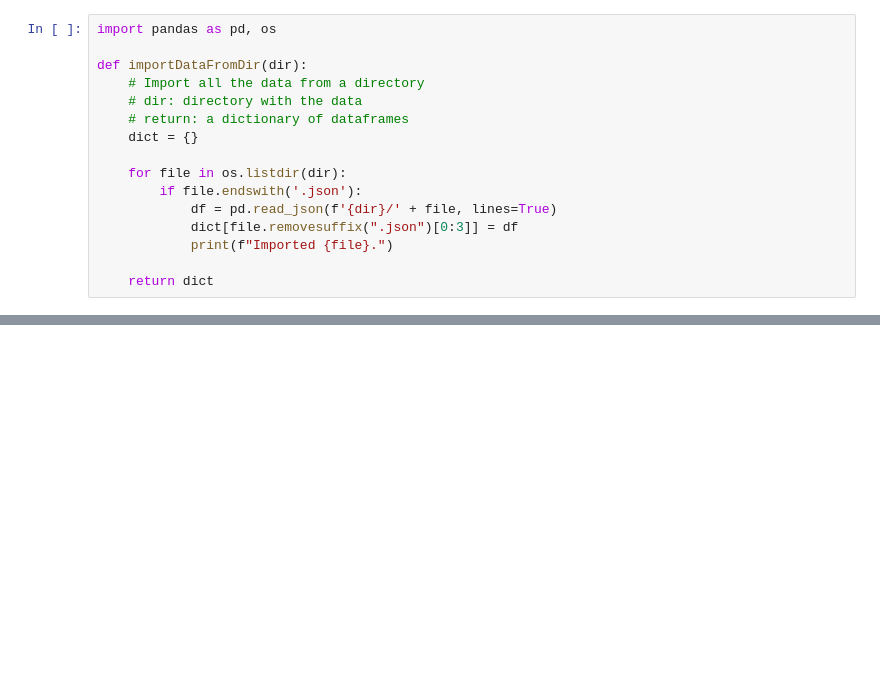
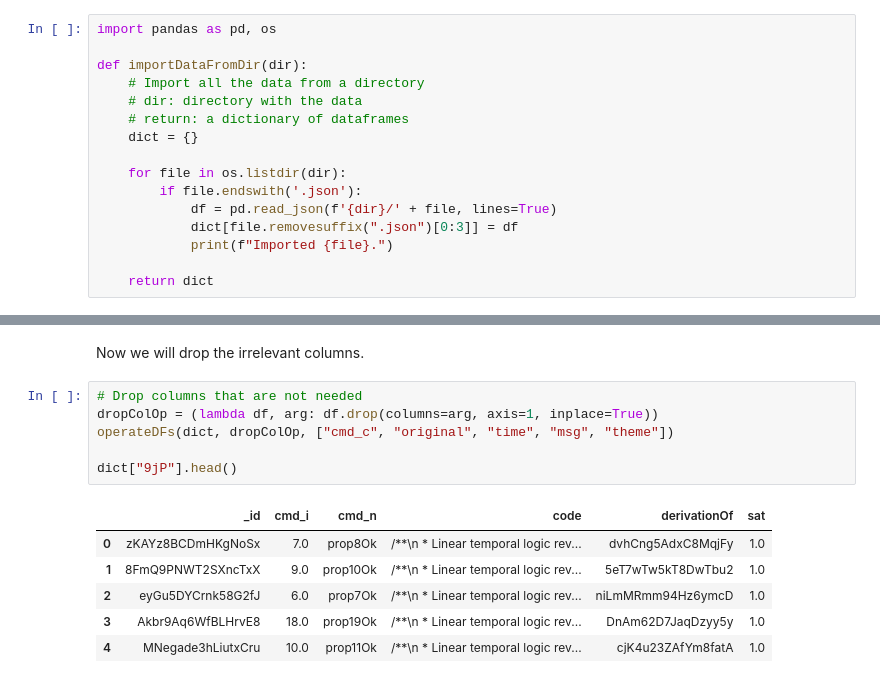
Before and after one commit to anaines14/HiGenA, a Jupyter notebook: notebook.ipynb, the cells around one changed output, grey strips where cells are left out. Saved outputs shown, nothing was run; the diff lists cells and outputs as text; blank space fills up the shorter version.

```diff
--- a/notebook.ipynb
+++ b/notebook.ipynb
@@ -37,0 +142,15 @@ Imported zRAn69AocpkmxXZnW.json.
+# %% [markdown]
+Now we will drop the irrelevant columns.
+# %%
+# Drop columns that are not needed
+dropColOp = (lambda df, arg: df.drop(columns=arg, axis=1, inplace=True))
+operateDFs(dict, dropColOp, ["cmd_c", "original", "time", "msg", "theme"])
+
+dict["9jP"].head()
+# %% [output]
+|  | _id | cmd_i | cmd_n | code | derivationOf | sat |
+| 0 | zKAYz8BCDmHKgNoSx | 7.0 | prop8Ok | /**\n * Linear temporal logic rev... | dvhCng5AdxC8MqjFy | 1.0 |
+| 1 | 8FmQ9PNWT2SXncTxX | 9.0 | prop10Ok | /**\n * Linear temporal logic rev... | 5eT7wTw5kT8DwTbu2 | 1.0 |
+| 2 | eyGu5DYCrnk58G2fJ | 6.0 | prop7Ok | /**\n * Linear temporal logic rev... | niLmMRmm94Hz6ymcD | 1.0 |
+| 3 | Akbr9Aq6WfBLHrvE8 | 18.0 | prop19Ok | /**\n * Linear temporal logic rev... | DnAm62D7JaqDzyy5y | 1.0 |
+| 4 | MNegade3hLiutxCru | 10.0 | prop11Ok | /**\n * Linear temporal logic rev... | cjK4u23ZAfYm8fatA | 1.0 |
```
Also changed, not shown: parts of 14 cells of this notebook.
